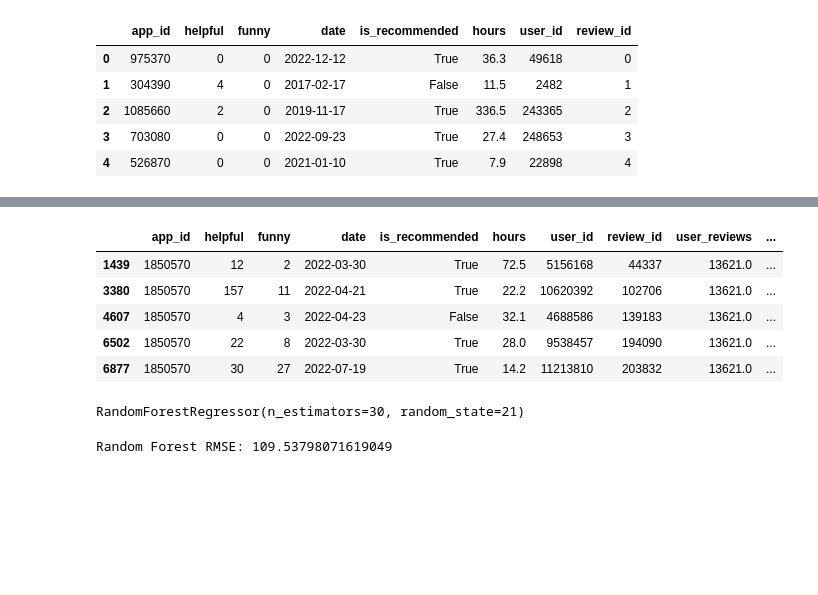
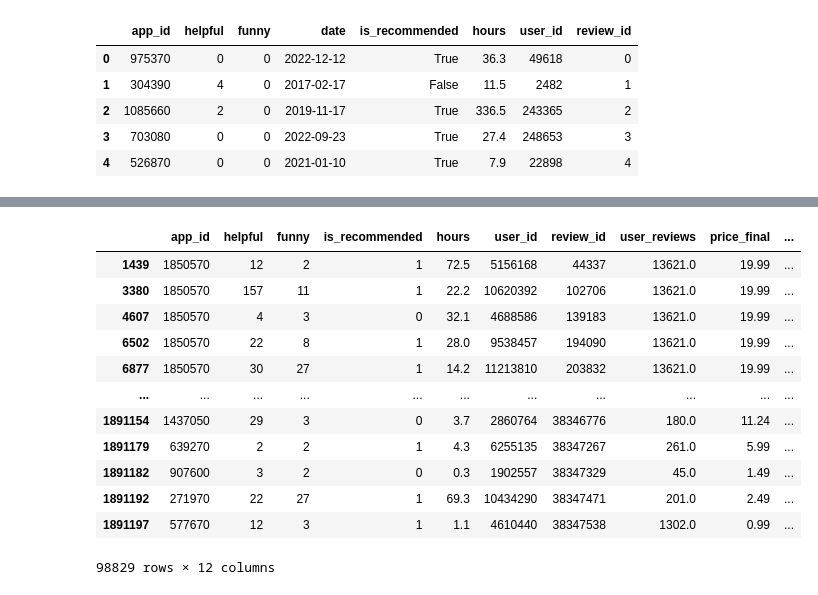
Before and after one commit to khanhsvan/someCollab, a Jupyter notebook: Untitled4.ipynb, the cells around one changed output, grey strips where cells are left out. Saved outputs shown, nothing was run; the diff lists cells and outputs as text; code cells hidden in the pictures; blank space fills up the shorter version.

Commit message:
error1/2

```diff
--- a/Untitled4.ipynb
+++ b/Untitled4.ipynb
@@ -45,0 +85,4 @@ games_df.head()
+# %%
+recommendations_df = recommendations_df.dropna()
+games_df = games_df.dropna()
+ussers_df = users_df.dropna()
@@ -46,5 +131,11 @@ games_df.head()
 # %%
 # Merge recommendations_df và games_df trên cột 'app_id'
-merged_df = pd.merge(recommendations_df, games_df[['app_id', 'user_reviews', 'price_final']], on='app_id', how='left')
-merged_df = merged_df.head(1000000)
-merged_df.dropna(inplace=True)
+merged_df = pd.merge(recommendations_df[['app_id', 'helpful', 'funny','is_recommended', 'hours', 'user_id', 'review_id']], games_df[['app_id', 'user_reviews', 'price_final', 'positive_ratio', 'discount', 'date_release']], on='app_id', how='left')
+merged_df['is_recommended'] = merged_df['is_recommended'].apply(lambda x: 1 if x else 0)
+merged_df['helpful'] = merged_df['helpful'].astype('int64')
+merged_df['funny'] = merged_df['funny'].astype('int64')
+merged_df['date_release'] = pd.to_datetime(merged_df['date_release']) # Chuyển cột sang dạng datetime
+
+merged_df['discount'] = merged_df['discount'].apply(lambda x: float(str(x).replace("%", "")) if x else x)
+# merged_df = merged_df.head(1000000)
+merged_df = merged_df.dropna()
@@ -51,9 +158,16 @@ merged_df.dropna(inplace=True)
 # %%
-merged_df.head()
+merged_df.head(100000)
 # %% [output]
-|  | app_id | helpful | funny | date | is_recommended | hours | user_id | review_id | user_reviews | ... |
-| 1439 | 1850570 | 12 | 2 | 2022-03-30 | True | 72.5 | 5156168 | 44337 | 13621.0 | ... |
-| 3380 | 1850570 | 157 | 11 | 2022-04-21 | True | 22.2 | 10620392 | 102706 | 13621.0 | ... |
-| 4607 | 1850570 | 4 | 3 | 2022-04-23 | False | 32.1 | 4688586 | 139183 | 13621.0 | ... |
-| 6502 | 1850570 | 22 | 8 | 2022-03-30 | True | 28.0 | 9538457 | 194090 | 13621.0 | ... |
-| 6877 | 1850570 | 30 | 27 | 2022-07-19 | True | 14.2 | 11213810 | 203832 | 13621.0 | ... |
+|  | app_id | helpful | funny | is_recommended | hours | user_id | review_id | user_reviews | price_final | ... |
+| 1439 | 1850570 | 12 | 2 | 1 | 72.5 | 5156168 | 44337 | 13621.0 | 19.99 | ... |
+| 3380 | 1850570 | 157 | 11 | 1 | 22.2 | 10620392 | 102706 | 13621.0 | 19.99 | ... |
+| 4607 | 1850570 | 4 | 3 | 0 | 32.1 | 4688586 | 139183 | 13621.0 | 19.99 | ... |
+| 6502 | 1850570 | 22 | 8 | 1 | 28.0 | 9538457 | 194090 | 13621.0 | 19.99 | ... |
+| 6877 | 1850570 | 30 | 27 | 1 | 14.2 | 11213810 | 203832 | 13621.0 | 19.99 | ... |
+| ... | ... | ... | ... | ... | ... | ... | ... | ... | ... | ... |
+| 1891154 | 1437050 | 29 | 3 | 0 | 3.7 | 2860764 | 38346776 | 180.0 | 11.24 | ... |
+| 1891179 | 639270 | 2 | 2 | 1 | 4.3 | 6255135 | 38347267 | 261.0 | 5.99 | ... |
+| 1891182 | 907600 | 3 | 2 | 0 | 0.3 | 1902557 | 38347329 | 45.0 | 1.49 | ... |
+| 1891192 | 271970 | 22 | 27 | 1 | 69.3 | 10434290 | 38347471 | 201.0 | 2.49 | ... |
+| 1891197 | 577670 | 12 | 3 | 1 | 1.1 | 4610440 | 38347538 | 1302.0 | 0.99 | ... |
+98829 rows × 12 columns
@@ -64,13 +173,0 @@ train, test = train_test_split(merged_df[selected_columns], test_size=0.2, rando
-# %%
-# Tạo mô hình học máy cộng tác sử dụng RandomForestRegressor
-rf_model = RandomForestRegressor(n_estimators=30, random_state=21)
-rf_model.fit(train[['user_id', 'app_id', 'funny', 'is_recommended']], train['hours'])
-# %% [output]
-RandomForestRegressor(n_estimators=30, random_state=21)
-# %%
-# Đánh giá mô hình RandomForestRegressor
-predictions_rf = rf_model.predict(test[['user_id', 'app_id', 'funny', 'is_recommended']])
-rmse_rf = mean_squared_error(test['hours'], predictions_rf, squared=False)
-print(f'Random Forest RMSE: {rmse_rf}')
-# %% [output]
-Random Forest RMSE: 109.53798071619049
```
Also changed, not shown: parts of 31 cells of this notebook.
